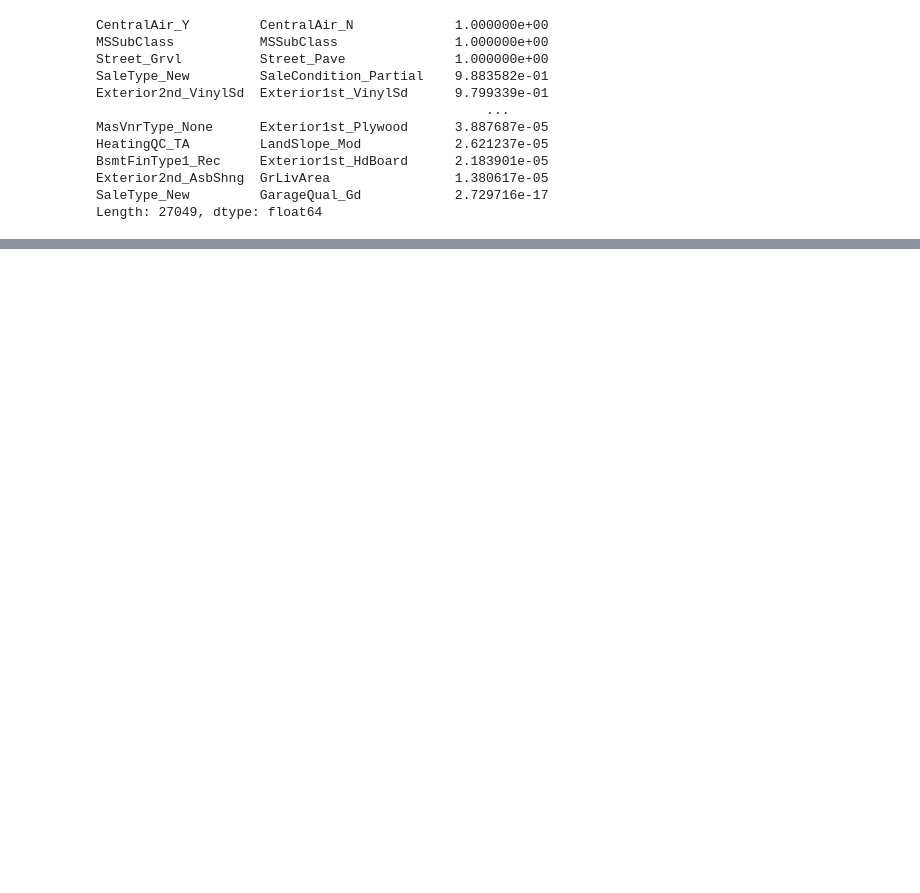
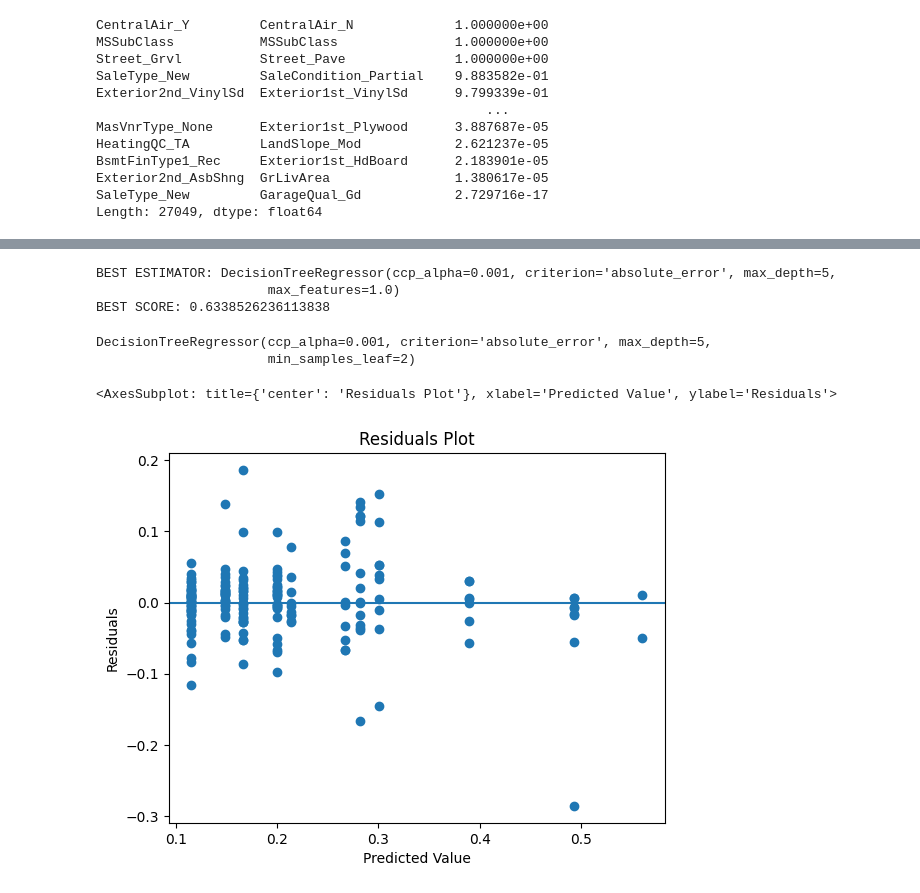
Before and after one commit to MatusKocian00/predict-residence-price, a Jupyter notebook: zadanie-2.ipynb, the cells around one changed output, grey strips where cells are left out. Saved outputs shown, nothing was run; the diff lists cells and outputs as text; code cells hidden in the pictures; blank space fills up the shorter version.

Commit message:
svm, tree

```diff
--- a/zadanie-2.ipynb
+++ b/zadanie-2.ipynb
@@ -51,3 +63,6 @@ Length: 27049, dtype: float64
 fig = px.imshow(corr)
 #fig.show()
 fig.write_html("corr_matrix.html")
+# %%
+X = scaled_train_data.drop('SalePrice', axis=1)
+y = scaled_train_data['SalePrice']
@@ -53,0 +75,2 @@ fig.write_html("corr_matrix.html")
+# %%
+X_train, X_test, y_train, y_test = train_test_split(X, y, test_size=0.2, random_state=2021)
@@ -53,0 +118,7 @@ fig.write_html("corr_matrix.html")
+# %%
+print("BEST ESTIMATOR: " + str(grid_search.best_estimator_))
+print("BEST SCORE: " + str(grid_search.best_score_))
+# %% [output]
+BEST ESTIMATOR: DecisionTreeRegressor(ccp_alpha=0.001, criterion='absolute_error', max_depth=5,
+                      max_features=1.0)
+BEST SCORE: 0.6338526236113838
@@ -53,0 +129,13 @@ fig.write_html("corr_matrix.html")
+# %%
+estimator = DecisionTreeRegressor(ccp_alpha=0.001, criterion='absolute_error', max_depth=5,min_samples_leaf=2)
+estimator.fit(X,y)
+# %% [output]
+DecisionTreeRegressor(ccp_alpha=0.001, criterion='absolute_error', max_depth=5,
+                      min_samples_leaf=2)
+# %%
+y_pred = estimator.predict(X_test)
+y_true = y_test
+plot.residuals(y_true, y_pred)
+# %% [output]
+<AxesSubplot: title={'center': 'Residuals Plot'}, xlabel='Predicted Value', ylabel='Residuals'>
+[figure, added]
```
Also changed, not shown: parts of 14 cells of this notebook, 1 other file.
